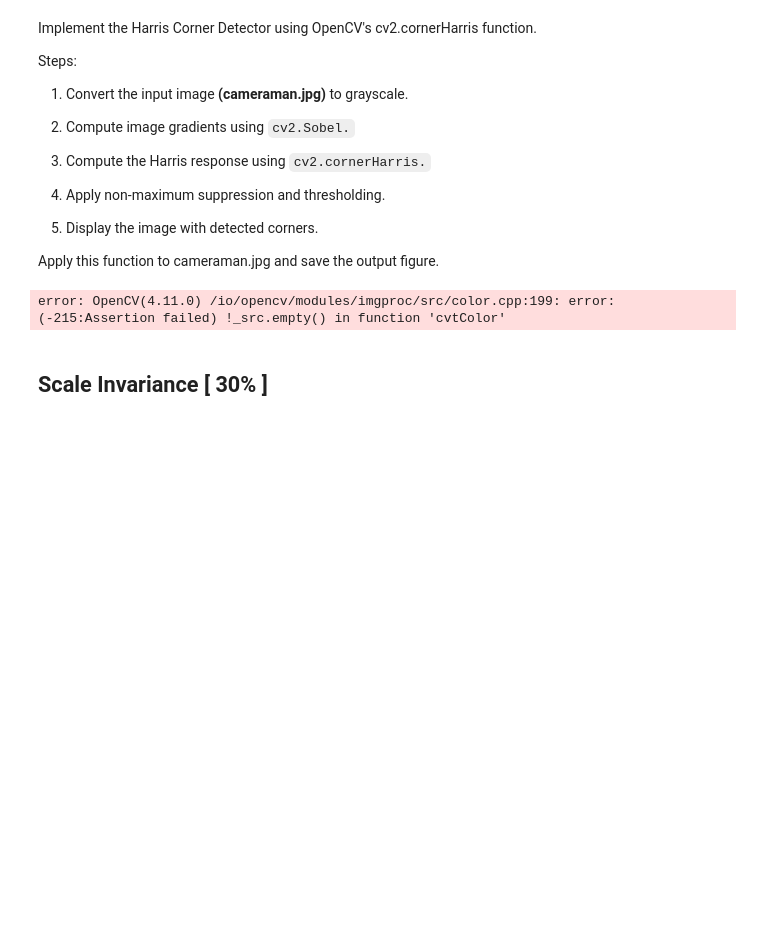
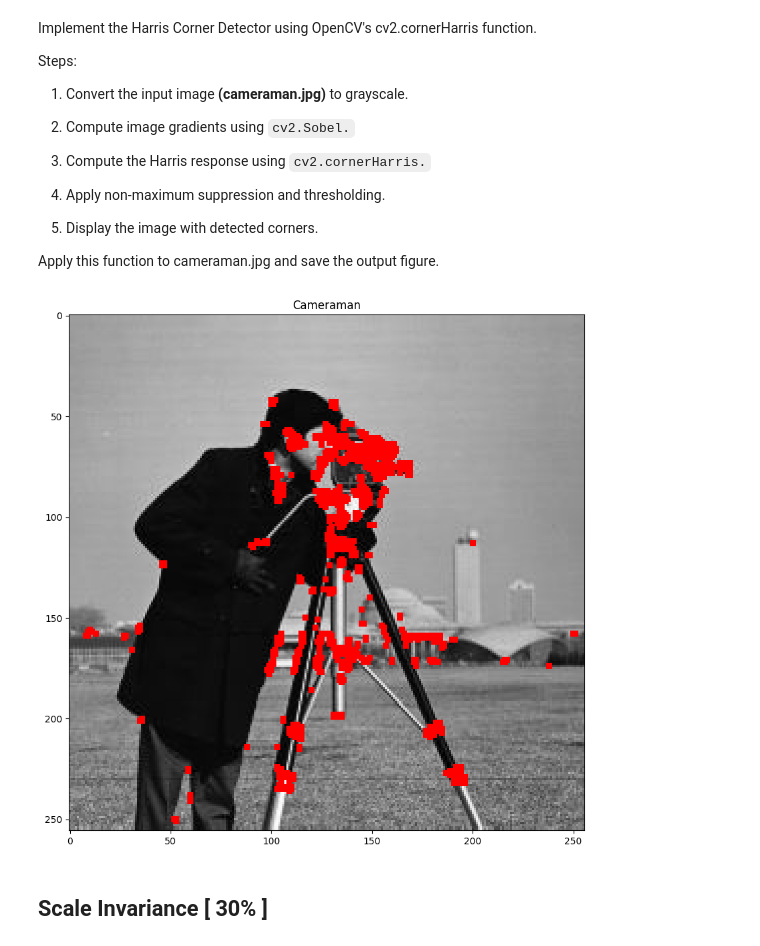
Before and after one commit to arwajlokhandwala/467Module3_Assignment, a Jupyter notebook: mod3.ipynb, the cells around one changed output. Drawn from its saved outputs; the diff is of its cells as text; code cells hidden in the pictures; blank space fills up the shorter version.

```diff
--- a/mod3.ipynb
+++ b/mod3.ipynb
@@ -51,31 +51,28 @@ Apply this function to cameraman.jpg and save the output figure.
 # %%
 import cv2
 import numpy as np
 import matplotlib.pyplot as plt
+from google.colab import files
 
 img = cv2.imread('cameraman.jpg')
 
 gray = cv2.cvtColor(img, cv2.COLOR_BGR2GRAY)
 gray = np.float32(gray)
 
 
 dst = cv2.cornerHarris(gray, blockSize=2, ksize=3, k=0.04)
 
 dst = cv2.dilate(dst, None)
 
 cameraman = img.copy()
 cameraman[dst > 0.01 * dst.max()] = [0, 0, 255]
 
 plt.figure(figsize=(10,10))
-#plt.subplot(121)
 plt.imshow(cv2.cvtColor(cameraman, cv2.COLOR_BGR2RGB))
-plt.title("baboon")
-#plt.subplot(122)
-#plt.imshow(cv2.cvtColor(B, cv2.COLOR_BGR2RGB))
-#plt.title("array B")
+plt.title("Cameraman")
 plt.show()
 # %% [output]
-error: OpenCV(4.11.0) /io/opencv/modules/imgproc/src/color.cpp:199: error: (-215:Assertion failed) !_src.empty() in function 'cvtColor'
+[figure, added]
 # %% [markdown]
 ## Scale Invariance [ 30% ]
 # %% [markdown]
```
Also changed, not shown: parts of 4 cells of this notebook.
